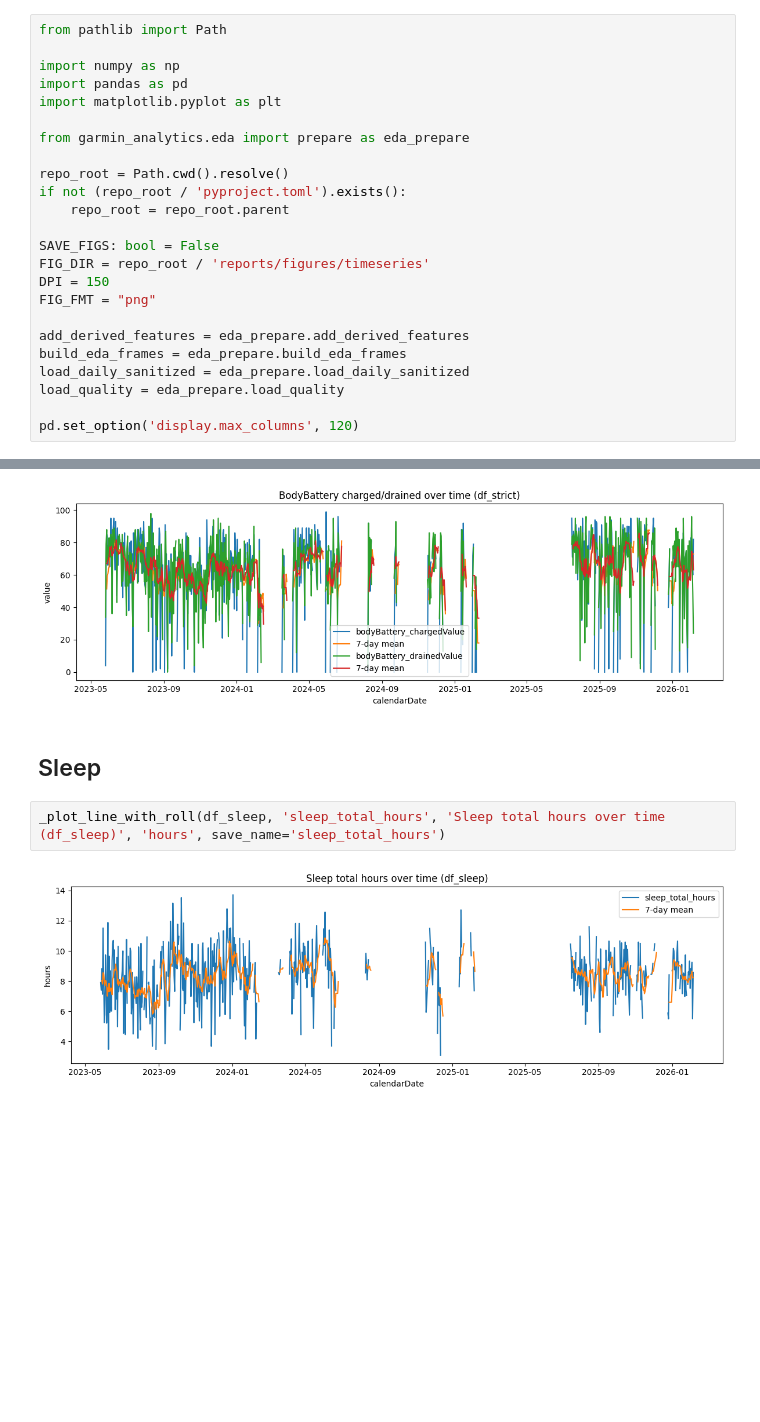
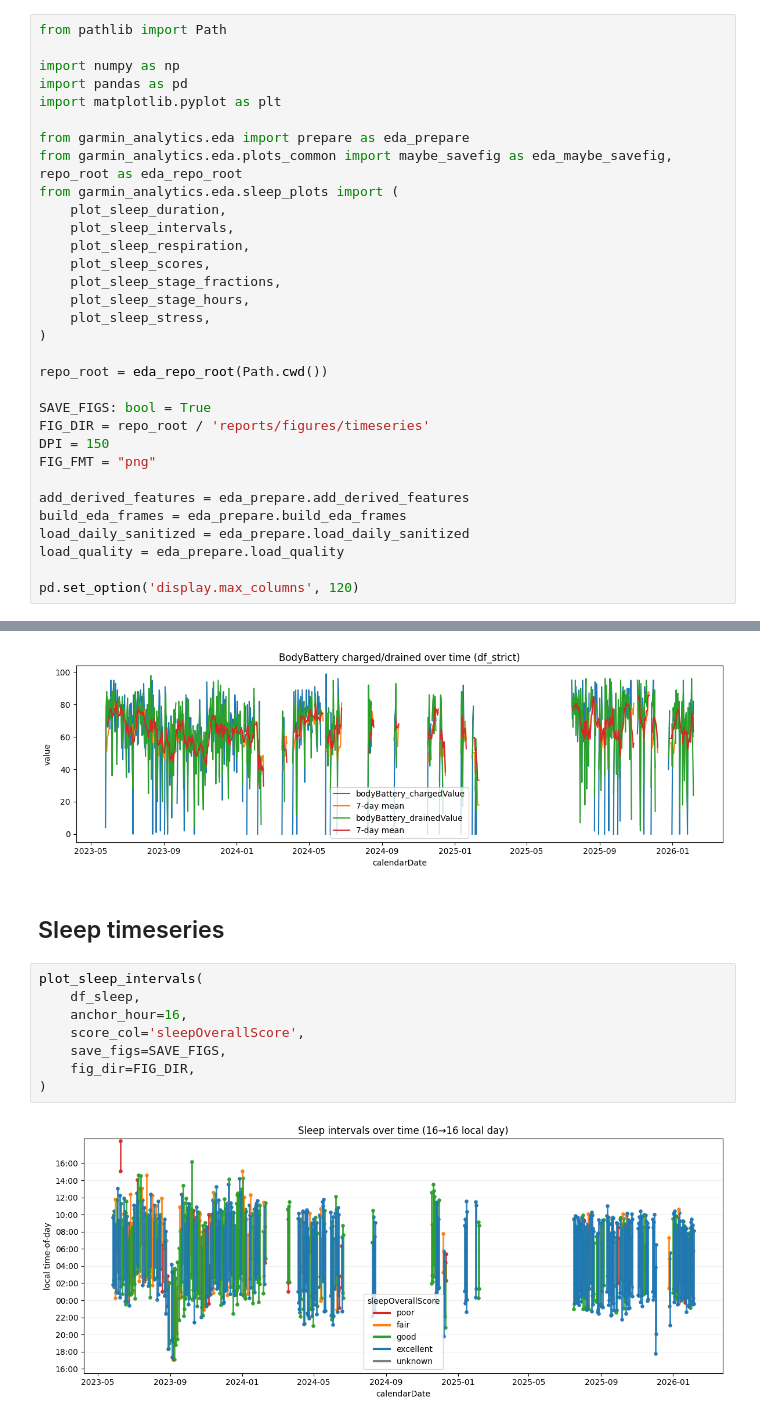
Before and after one commit to AlexBatrakov/wearable-analytics, a Jupyter notebook: notebooks/02_eda_timeseries.ipynb, the cells around one changed output, grey strips where cells are left out. Saved outputs shown, nothing was run; the diff lists cells and outputs as text; blank space fills up the shorter version.

Commit message:
feat(eda): sleep interval sticks plot + refactor EDA helpers into src

```diff
--- a/notebooks/02_eda_timeseries.ipynb
+++ b/notebooks/02_eda_timeseries.ipynb
@@ -12,12 +12,20 @@ import pandas as pd
 import matplotlib.pyplot as plt
 
 from garmin_analytics.eda import prepare as eda_prepare
+from garmin_analytics.eda.plots_common import maybe_savefig as eda_maybe_savefig, repo_root as eda_repo_root
+from garmin_analytics.eda.sleep_plots import (
+    plot_sleep_duration,
+    plot_sleep_intervals,
+    plot_sleep_respiration,
+    plot_sleep_scores,
+    plot_sleep_stage_fractions,
+    plot_sleep_stage_hours,
+    plot_sleep_stress,
+)
 
-repo_root = Path.cwd().resolve()
-if not (repo_root / 'pyproject.toml').exists():
-    repo_root = repo_root.parent
+repo_root = eda_repo_root(Path.cwd())
 
-SAVE_FIGS: bool = False
+SAVE_FIGS: bool = True
 FIG_DIR = repo_root / 'reports/figures/timeseries'
 DPI = 150
 FIG_FMT = "png"
@@ -458,9 +470,15 @@ else:
 [figure]
 [figure]
 # %% [markdown]
-## Sleep
+## Sleep timeseries
 # %%
-_plot_line_with_roll(df_sleep, 'sleep_total_hours', 'Sleep total hours over time (df_sleep)', 'hours', save_name='sleep_total_hours')
+plot_sleep_intervals(
+    df_sleep,
+    anchor_hour=16,
+    score_col='sleepOverallScore',
+    save_figs=SAVE_FIGS,
+    fig_dir=FIG_DIR,
+)
 # %% [output]
-[figure, old version]
+[figure, new version]
 # %%
```
Also changed, not shown: parts of 7 cells of this notebook, 6 other files.
